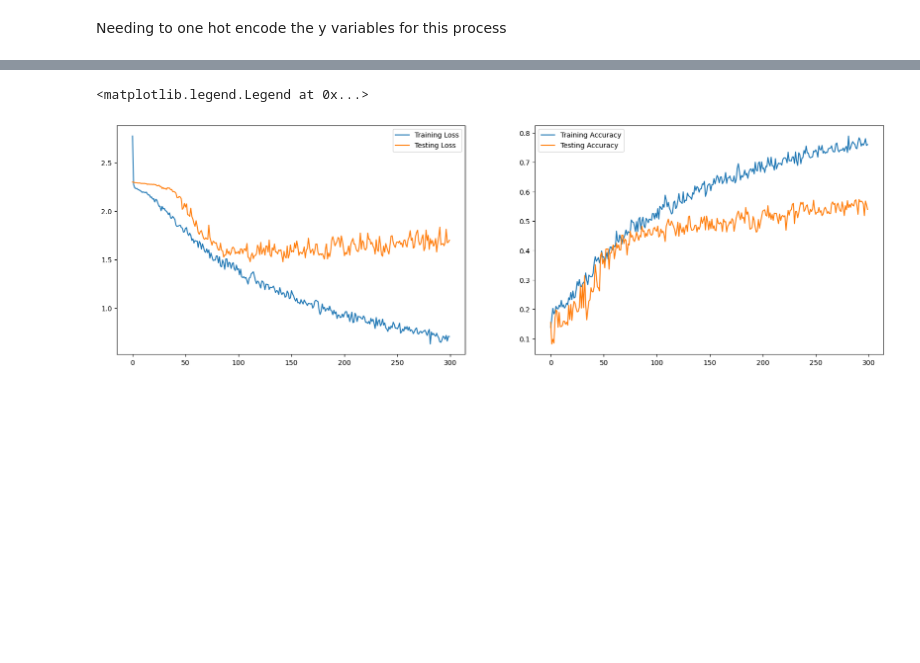
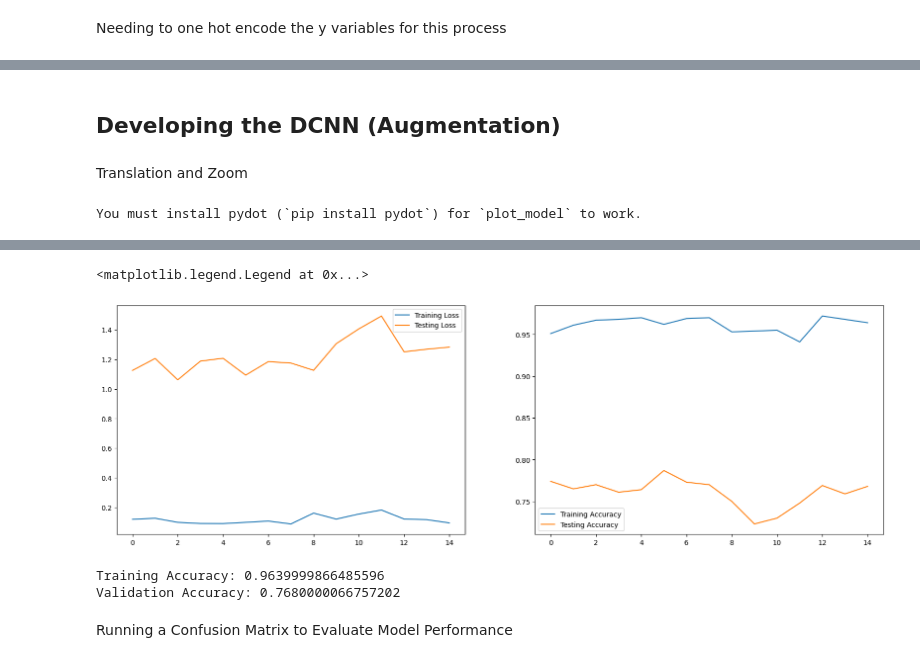
Before and after one commit to aidanlockwood20/CAB420-Codebase, a Jupyter notebook: Assessment/assignment_1a/assignment_1a.ipynb, the cells around one changed output, grey strips where cells are left out. Cells and saved outputs as stored; diff of their text form; code cells hidden in the pictures; blank space fills up the shorter version.

```diff
--- a/Assessment/assignment_1a/assignment_1a.ipynb
+++ b/Assessment/assignment_1a/assignment_1a.ipynb
@@ -885,7 +1046,8 @@ max_pooling_layer_one = layers.MaxPooling2D((2, 2), padding='same')(dropout_laye
 conv2d_layer_three = layers.Conv2D(32, (3, 3), activation='relu', padding='same')(max_pooling_layer_one)
 activation_layer_two = layers.Activation('relu')(conv2d_layer_three)
 conv2d_layer_four = layers.Conv2D(32, (3, 3), activation='relu', padding='same')(activation_layer_two)
-max_pooling_layer_two = layers.MaxPooling2D((2, 2), padding='same')(conv2d_layer_four)
+dropout_layer_two = layers.Dropout(0.2)(conv2d_layer_four)
+max_pooling_layer_two = layers.MaxPooling2D((2, 2), padding='same')(dropout_layer_two)
 batch_norm_layer_one = layers.BatchNormalization()(max_pooling_layer_two)
 
 dense_layer_one = layers.Dense(512, activation='relu')(layers.Flatten()(batch_norm_layer_one))
@@ -1013,27 +1159,52 @@ Model: "augmentation_model"
+# %% [markdown]
+## Developing the DCNN (Augmentation)
+# %% [markdown]
+Translation and Zoom
+# %%
+data_augmentation = keras.Sequential([
+    # layers.RandomRotation(0.1),
+    layers.RandomZoom(0.1),
+    layers.RandomTranslation(0.1, 0.1),
+])
+
+new_input_vgg = keras.Input(shape = (32, 32, 3, ), name = 'aug_img_vgg')
+augmentation = data_augmentation(new_input_vgg)
+new_output = model_vgg(augmentation)
+
+model_vgg_augmentation = keras.Model(inputs=new_input_vgg, outputs=new_output, name = 'vgg_model_augmentation')
+
+plot_model(model_vgg_augmentation, show_shapes=True, show_layer_names=True)
+# %% [output]
+You must install pydot (`pip install pydot`) for `plot_model` to work.
 # %%
-# Fitting the model
-augmentation_model.compile(
+model_vgg_augmentation.compile(
     loss = 'categorical_crossentropy',
     optimizer = 'adam',
     metrics = ['accuracy']
 )
 
-augmentation_model_history = augmentation_model.fit(
+start_train_augmentation = process_time()
+
+
+vgg_model_augmentation_history = model_vgg_augmentation.fit(
     X_q3_train, y_q3_train,
-    batch_size = 128,
-    epochs = 300,
+    batch_size = 32,
+    epochs = 15,
     validation_data = (X_q3_val, y_q3_val)
 )
 
-# Plotting the results of training against the validation
+finish_train_augmentation = process_time()
+
+print(f'Training Time: {finish_train_augmentation - start_train_augmentation} seconds')
+
 fig = plt.figure(figsize=[20, 6])
 ax = fig.add_subplot(1, 2, 1)
-ax.plot(augmentation_model_history.history['loss'], label="Training Loss")
-ax.plot(augmentation_model_history.history['val_loss'], label="Testing Loss")
+ax.plot(vgg_model_augmentation_history.history['loss'], label="Training Loss")
+ax.plot(vgg_model_augmentation_history.history['val_loss'], label="Testing Loss")
 ax.legend()
 
 ax = fig.add_subplot(1, 2, 2)
-ax.plot(augmentation_model_history.history['accuracy'], label="Training Accuracy")
-ax.plot(augmentation_model_history.history['val_accuracy'], label="Testing Accuracy")
+ax.plot(vgg_model_augmentation_history.history['accuracy'], label="Training Accuracy")
+ax.plot(vgg_model_augmentation_history.history['val_accuracy'], label="Testing Accuracy")
 ax.legend()
 # %% [output]
@@ -1057,2 +1228,10 @@ Epoch 300/300
 <matplotlib.legend.Legend at 0x...>
-[figure, old version]
+[figure, new version]
+# %%
+print(f"Training Accuracy: {vgg_model_augmentation_history.history['accuracy'][-1]}")
+print(f"Validation Accuracy: {vgg_model_augmentation_history.history['val_accuracy'][-1]}")
+# %% [output]
+Training Accuracy: 0.9639999866485596
+Validation Accuracy: 0.7680000066757202
+# %% [markdown]
+Running a Confusion Matrix to Evaluate Model Performance
```
Also changed, not shown: parts of 41 cells of this notebook, 1 other file.
